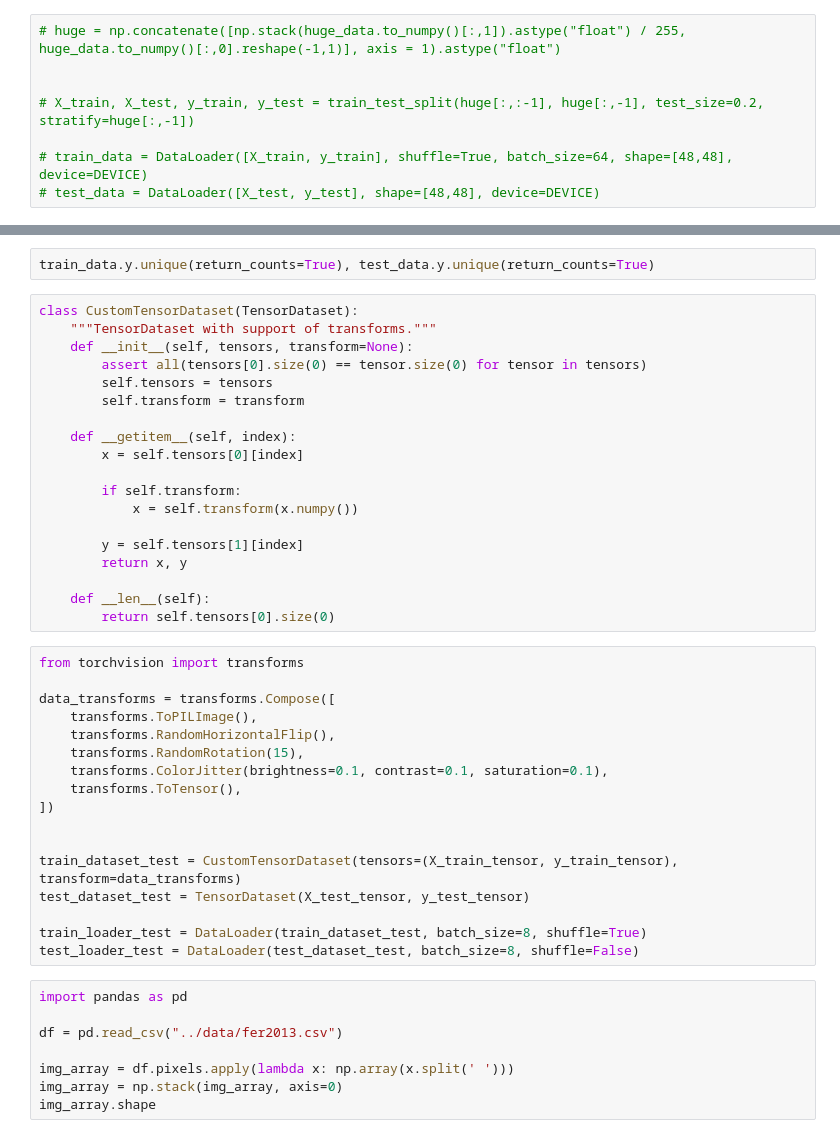
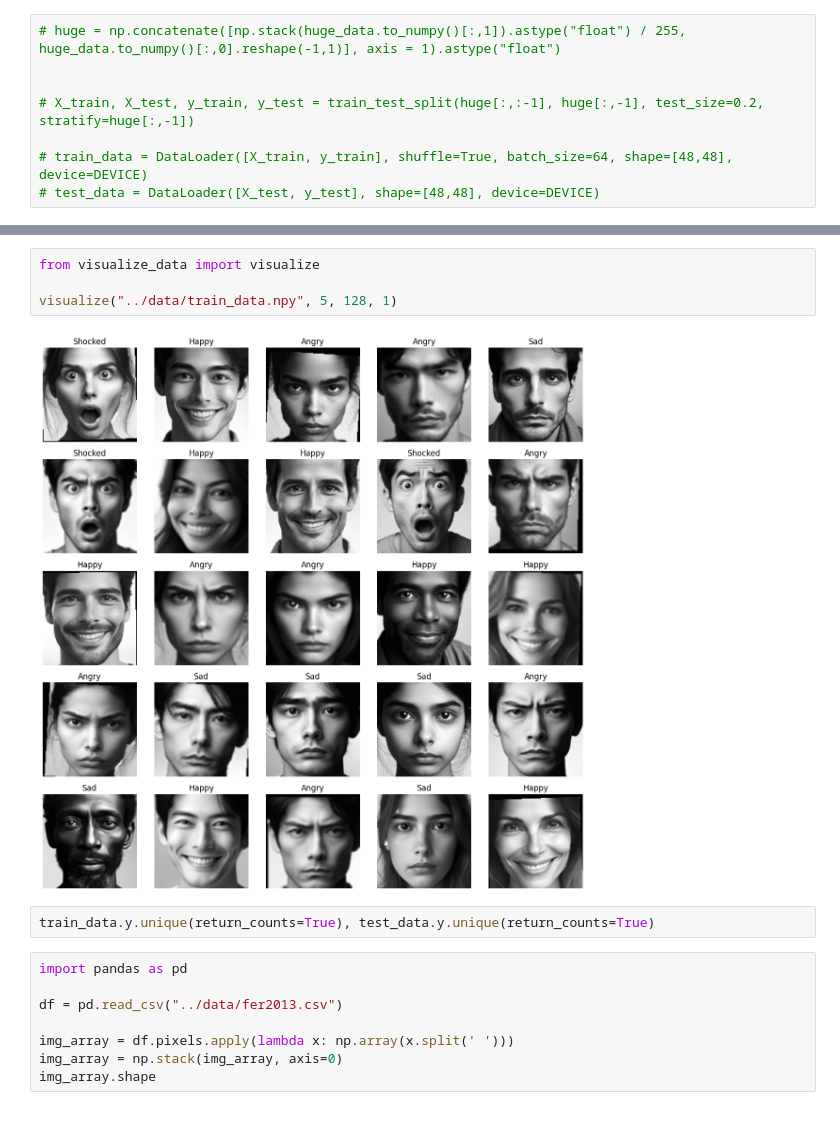
Before and after one commit to abdullahbilici/Emotion-Detection, a Jupyter notebook: src/model.ipynb, the cells around one changed output, grey strips where cells are left out. Drawn from its saved outputs; the diff is of its cells as text.

Commit message:
added visualize function to utils and updated model

```diff
--- a/src/model.ipynb
+++ b/src/model.ipynb
@@ -144,41 +210,11 @@ test_model(model, test_data, criterion)
+# %%
+from visualize_data import visualize
+
+visualize("../data/train_data.npy", 5, 128, 1)
+# %% [output]
+[figure, added]
 # %%
 train_data.y.unique(return_counts=True), test_data.y.unique(return_counts=True)
-# %%
-class CustomTensorDataset(TensorDataset):
-    """TensorDataset with support of transforms."""
-    def __init__(self, tensors, transform=None):
-        assert all(tensors[0].size(0) == tensor.size(0) for tensor in tensors)
-        self.tensors = tensors
-        self.transform = transform
-
-    def __getitem__(self, index):
-        x = self.tensors[0][index]
-
-        if self.transform:
-            x = self.transform(x.numpy())
-
-        y = self.tensors[1][index]
-        return x, y
-
-    def __len__(self):
-        return self.tensors[0].size(0)
-# %%
-from torchvision import transforms
-
-data_transforms = transforms.Compose([
-    transforms.ToPILImage(),
-    transforms.RandomHorizontalFlip(),
-    transforms.RandomRotation(15),
-    transforms.ColorJitter(brightness=0.1, contrast=0.1, saturation=0.1),
-    transforms.ToTensor(),
-])
-
-
-train_dataset_test = CustomTensorDataset(tensors=(X_train_tensor, y_train_tensor), transform=data_transforms)
-test_dataset_test = TensorDataset(X_test_tensor, y_test_tensor)
-
-train_loader_test = DataLoader(train_dataset_test, batch_size=8, shuffle=True)
-test_loader_test = DataLoader(test_dataset_test, batch_size=8, shuffle=False)
 # %%
 import pandas as pd
 
```
Also changed, not shown: parts of 8 cells of this notebook, 1 other file.
